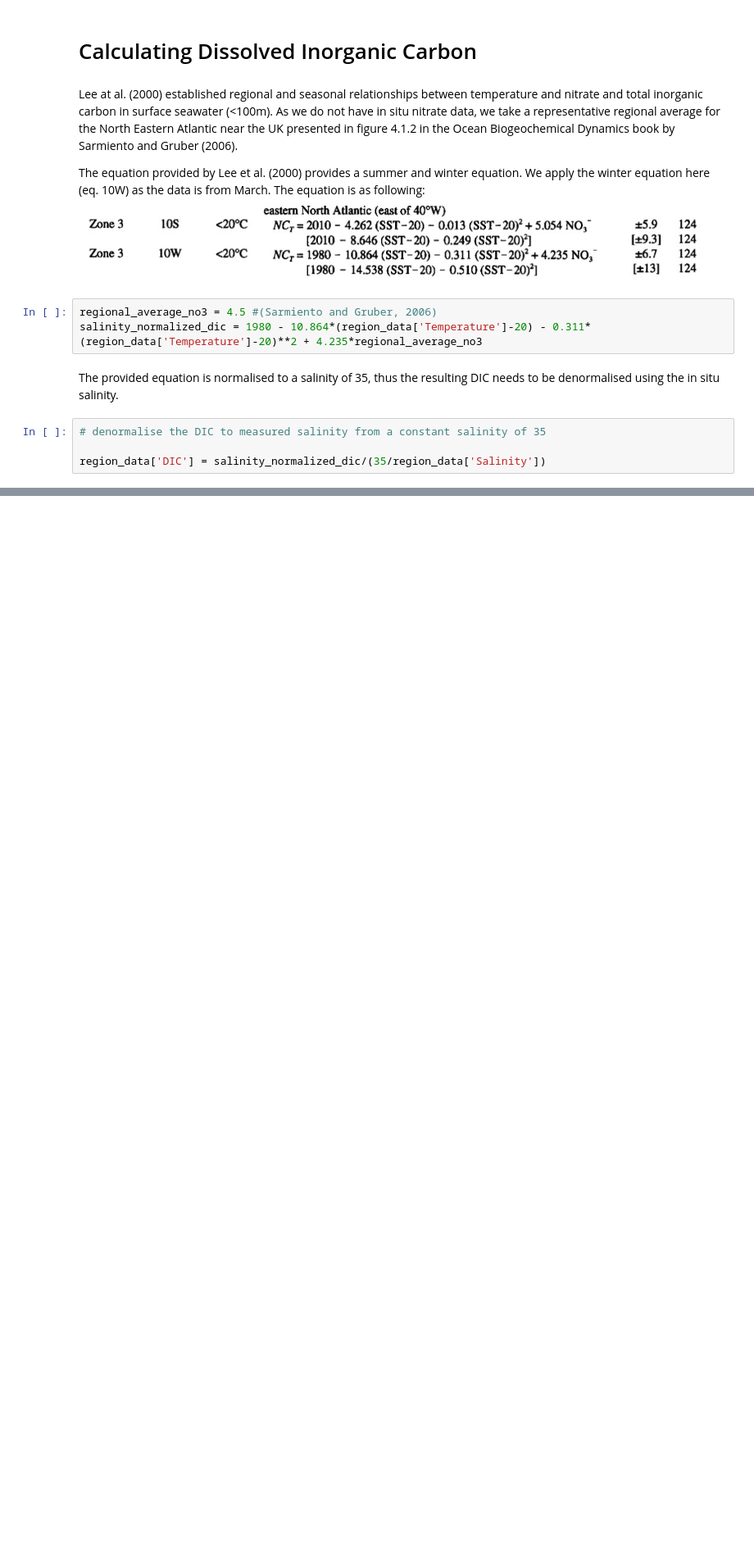
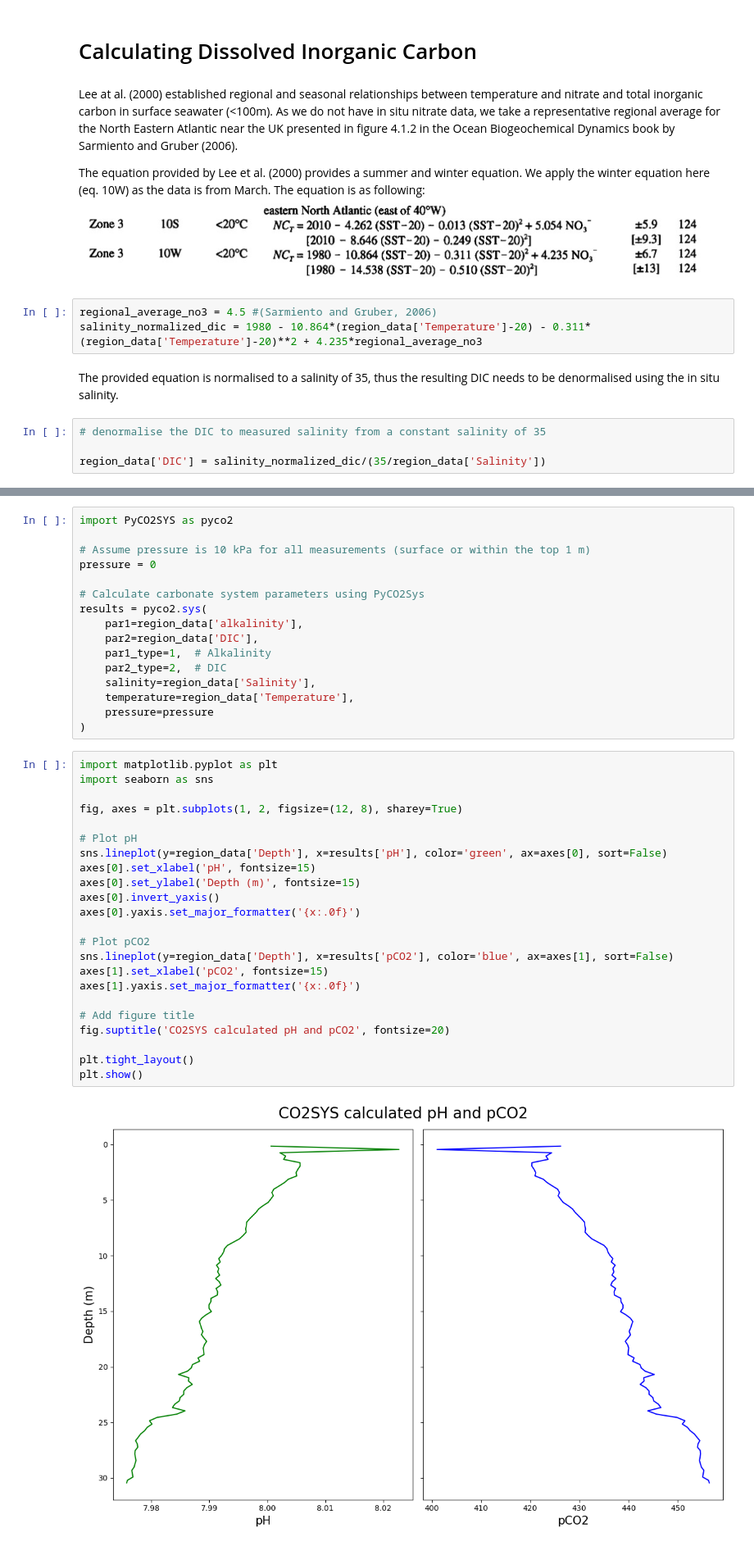
Before and after one commit to JamieLab/Teaching, a Jupyter notebook: Notebooks/FalCTD-InSituData-PhysicsAndAlkalinity/FalCTD-InSituData-PhysicsAndAlkalinity.ipynb, the cells around one changed output, grey strips where cells are left out. Shown at 82% size. Saved outputs shown, nothing was run; the diff lists cells and outputs as text; blank space fills up the shorter version.

```diff
--- a/Notebooks/FalCTD-InSituData-PhysicsAndAlkalinity/FalCTD-InSituData-PhysicsAndAlkalinity.ipynb
+++ b/Notebooks/FalCTD-InSituData-PhysicsAndAlkalinity/FalCTD-InSituData-PhysicsAndAlkalinity.ipynb
@@ -232,0 +239,41 @@ plt.show()
+# %%
+import PyCO2SYS as pyco2
+
+# Assume pressure is 10 kPa for all measurements (surface or within the top 1 m)
+pressure = 0
+
+# Calculate carbonate system parameters using PyCO2Sys
+results = pyco2.sys(
+    par1=region_data['alkalinity'],
+    par2=region_data['DIC'],
+    par1_type=1,  # Alkalinity
+    par2_type=2,  # DIC
+    salinity=region_data['Salinity'],
+    temperature=region_data['Temperature'],
+    pressure=pressure
+)
+# %%
+import matplotlib.pyplot as plt
+import seaborn as sns
+
+fig, axes = plt.subplots(1, 2, figsize=(12, 8), sharey=True)
+
+# Plot pH
+sns.lineplot(y=region_data['Depth'], x=results['pH'], color='green', ax=axes[0], sort=False)
+axes[0].set_xlabel('pH', fontsize=15)
+axes[0].set_ylabel('Depth (m)', fontsize=15)
+axes[0].invert_yaxis()
+axes[0].yaxis.set_major_formatter('{x:.0f}')
+
+# Plot pCO2
+sns.lineplot(y=region_data['Depth'], x=results['pCO2'], color='blue', ax=axes[1], sort=False)
+axes[1].set_xlabel('pCO2', fontsize=15)
+axes[1].yaxis.set_major_formatter('{x:.0f}')
+
+# Add figure title
+fig.suptitle('CO2SYS calculated pH and pCO2', fontsize=20)
+
+plt.tight_layout()
+plt.show()
+# %% [output]
+[figure, added]
```
Also changed, not shown: parts of 3 cells of this notebook, 2 other files.
